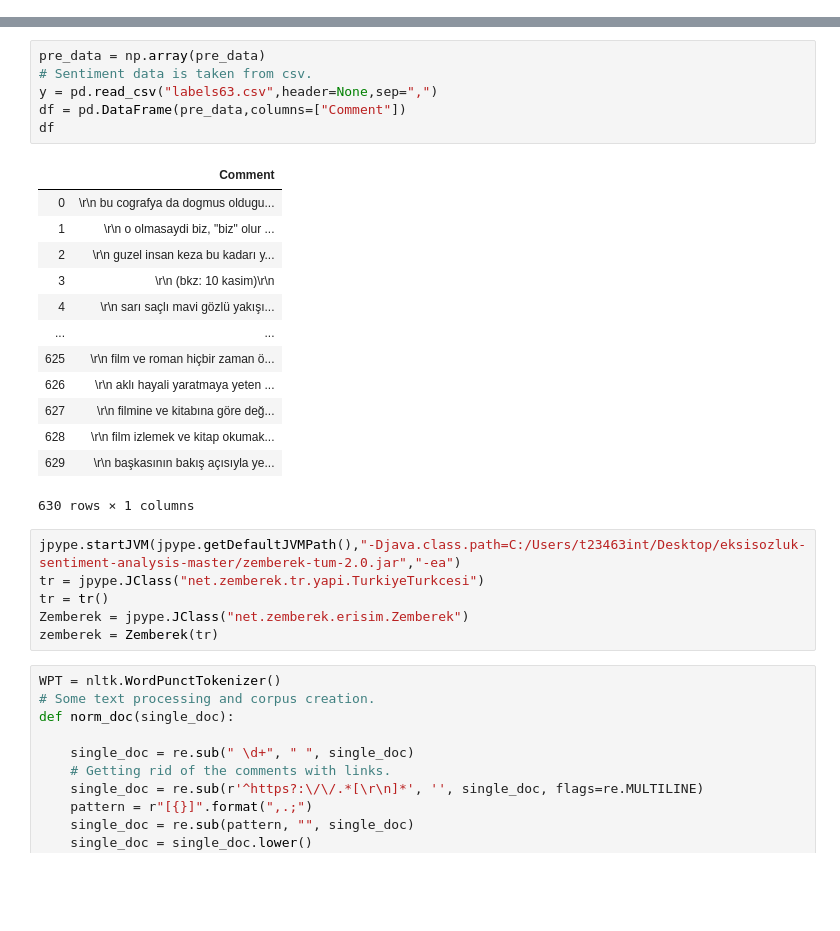
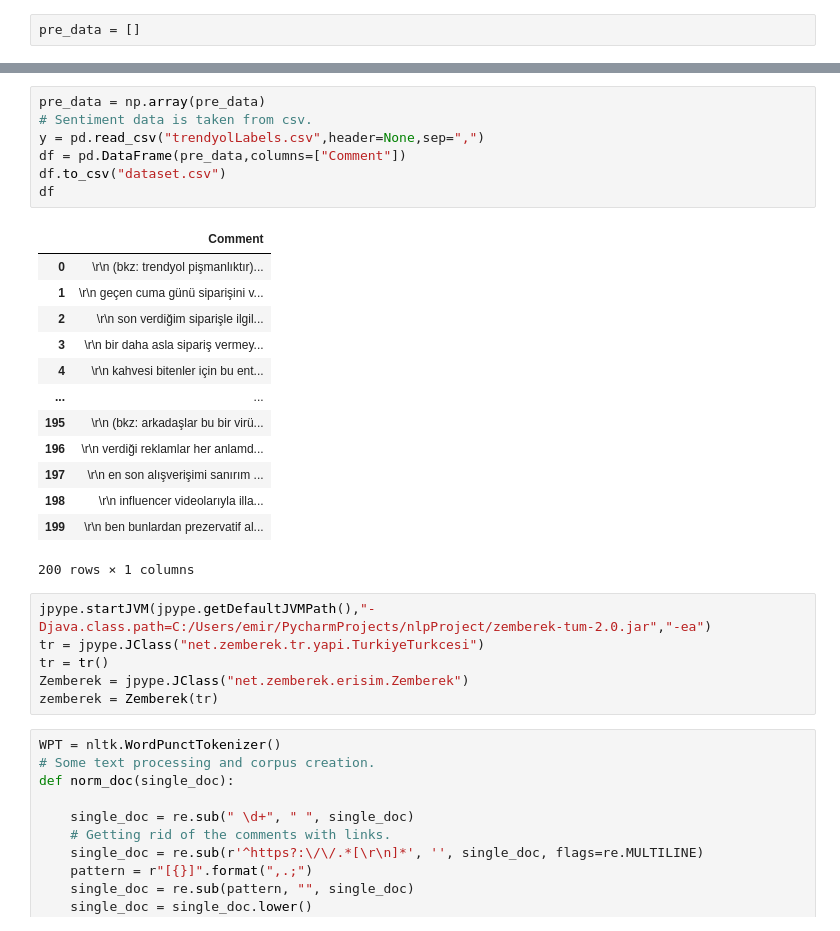
Before and after one commit to emirsennin/eCommerceOpinionMining, a Jupyter notebook: nlp project.ipynb, the cells around one changed output, grey strips where cells are left out. Cells and saved outputs as stored; diff of their text form; blank space fills up the shorter version.

```diff
--- a/nlp project.ipynb
+++ b/nlp project.ipynb
@@ -32,0 +57,2 @@ for url in url_list:
+# %%
+pre_data = []
@@ -33,25 +99,26 @@ for url in url_list:
 # %%
 pre_data = np.array(pre_data)
 # Sentiment data is taken from csv.
-y = pd.read_csv("labels63.csv",header=None,sep=",")
+y = pd.read_csv("trendyolLabels.csv",header=None,sep=",")
 df = pd.DataFrame(pre_data,columns=["Comment"])
+df.to_csv("dataset.csv")
 df
 # %% [output]
 |  | Comment |
-| 0 | \r\n bu cografya da dogmus oldugu... |
-| 1 | \r\n o olmasaydi biz, "biz" olur ... |
-| 2 | \r\n guzel insan keza bu kadarı y... |
-| 3 | \r\n (bkz: 10 kasim)\r\n |
-| 4 | \r\n sarı saçlı mavi gözlü yakışı... |
+| 0 | \r\n (bkz: trendyol pişmanlıktır)... |
+| 1 | \r\n geçen cuma günü siparişini v... |
+| 2 | \r\n son verdiğim siparişle ilgil... |
+| 3 | \r\n bir daha asla sipariş vermey... |
+| 4 | \r\n kahvesi bitenler için bu ent... |
 | ... | ... |
-| 625 | \r\n film ve roman hiçbir zaman ö... |
-| 626 | \r\n aklı hayali yaratmaya yeten ... |
-| 627 | \r\n filmine ve kitabına göre değ... |
-| 628 | \r\n film izlemek ve kitap okumak... |
-| 629 | \r\n başkasının bakış açısıyla ye... |
+| 195 | \r\n (bkz: arkadaşlar bu bir virü... |
+| 196 | \r\n verdiği reklamlar her anlamd... |
+| 197 | \r\n en son alışverişimi sanırım ... |
+| 198 | \r\n influencer videolarıyla illa... |
+| 199 | \r\n ben bunlardan prezervatif al... |
-630 rows × 1 columns
+200 rows × 1 columns
 # %%
-jpype.startJVM(jpype.getDefaultJVMPath(),"-Djava.class.path=C:/Users/t23463int/Desktop/eksisozluk-sentiment-analysis-master/zemberek-tum-2.0.jar","-ea")
+jpype.startJVM(jpype.getDefaultJVMPath(),"-Djava.class.path=C:/Users/emir/PycharmProjects/nlpProject/zemberek-tum-2.0.jar","-ea")
 tr = jpype.JClass("net.zemberek.tr.yapi.TurkiyeTurkcesi")
 tr = tr()
 Zemberek = jpype.JClass("net.zemberek.erisim.Zemberek")
```
Also changed, not shown: parts of 17 cells of this notebook.
